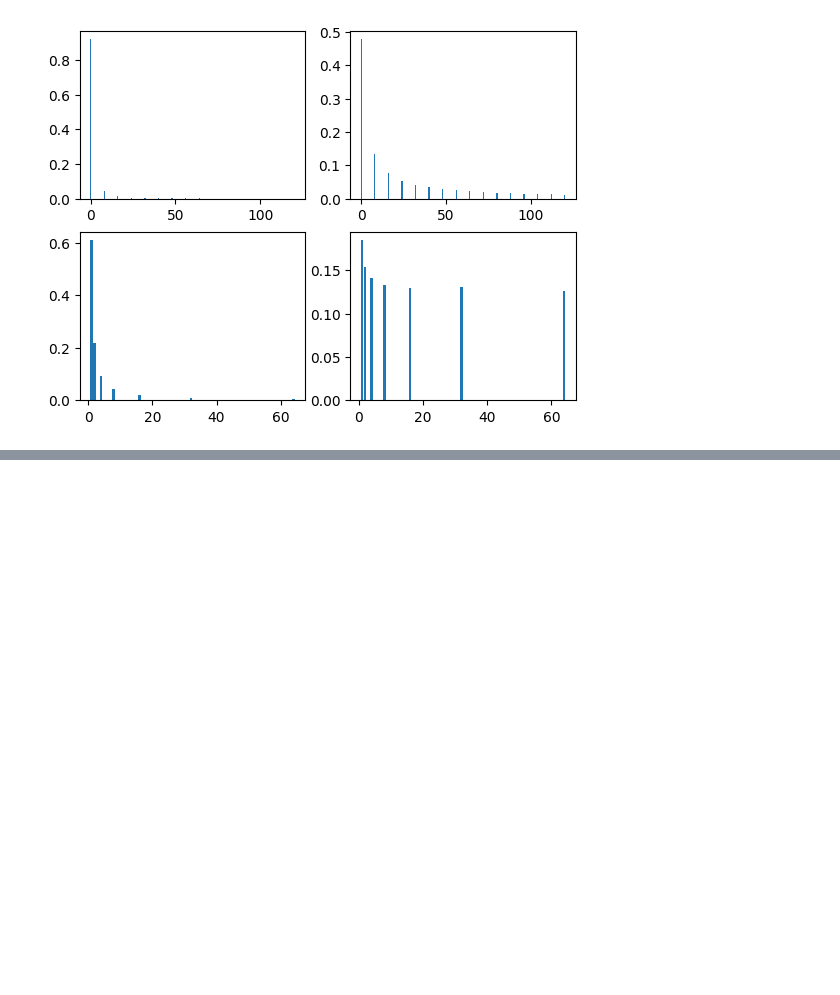
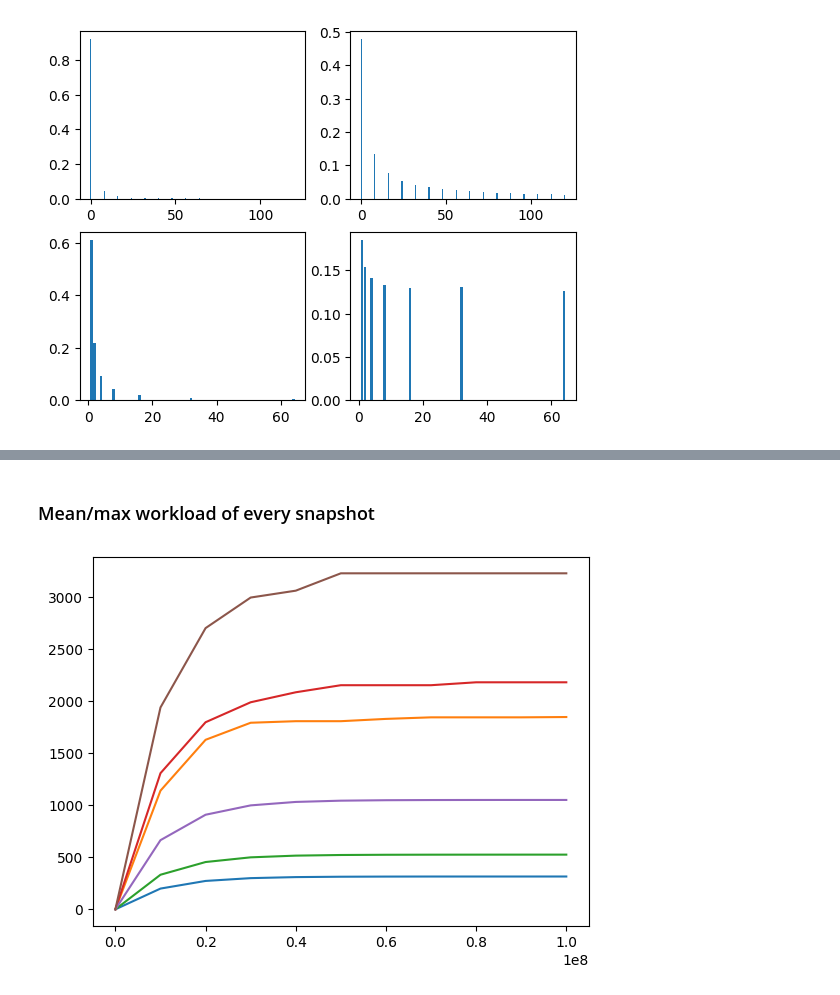
Before and after one commit to sgdxbc/storage-simulation-data, a Jupyter notebook: graphs.ipynb, the cells around one changed output, grey strips where cells are left out. Saved outputs shown, nothing was run; the diff lists cells and outputs as text; code cells hidden in the pictures; blank space fills up the shorter version.

```diff
--- a/graphs.ipynb
+++ b/graphs.ipynb
@@ -39,0 +95,16 @@ plot(2.0)
+# %% [markdown]
+### Mean/max workload of every snapshot
+# %%
+fig, ax = plt.subplots()
+
+
+def plot(df):
+    ax.plot(df["at"], df["num_data"])
+    ax.plot(df["at"], df["max_num_data"])
+
+
+plot(workload(3, 10_000)["snapshot_agg"])
+plot(workload(5, 10_000)["snapshot_agg"])
+plot(workload(10, 10_000)["snapshot_agg"])
+# %% [output]
+[figure, added]
```
Also changed, not shown: parts of 9 cells of this notebook.
